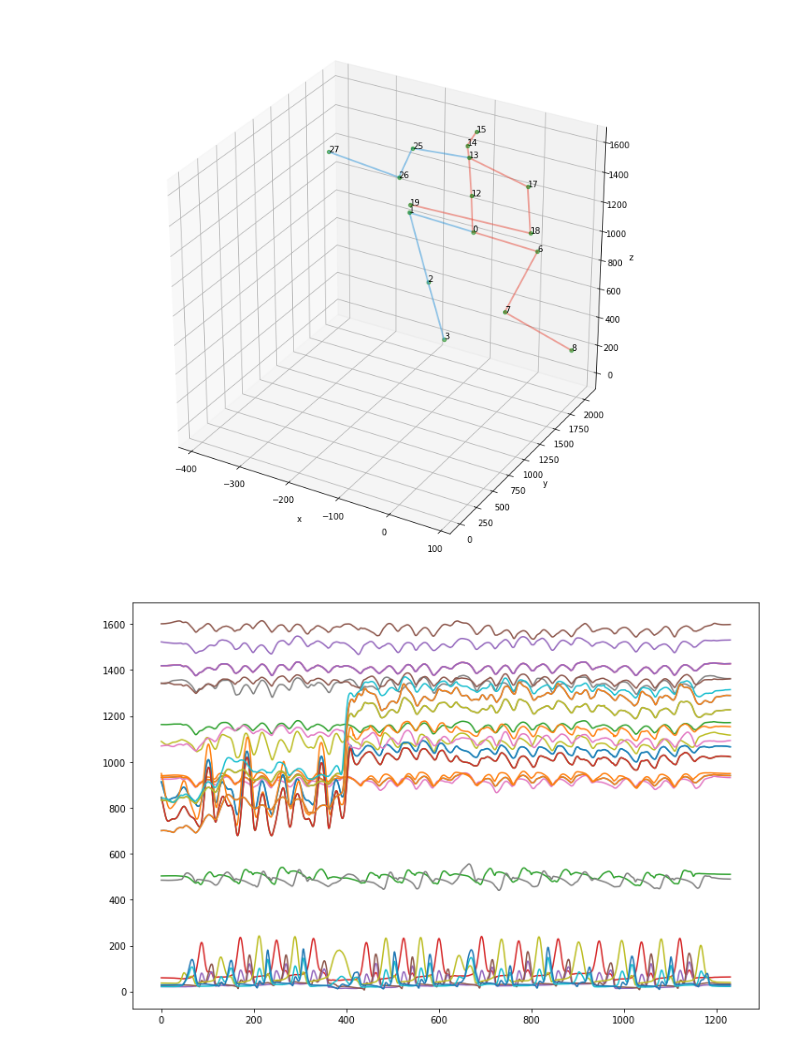
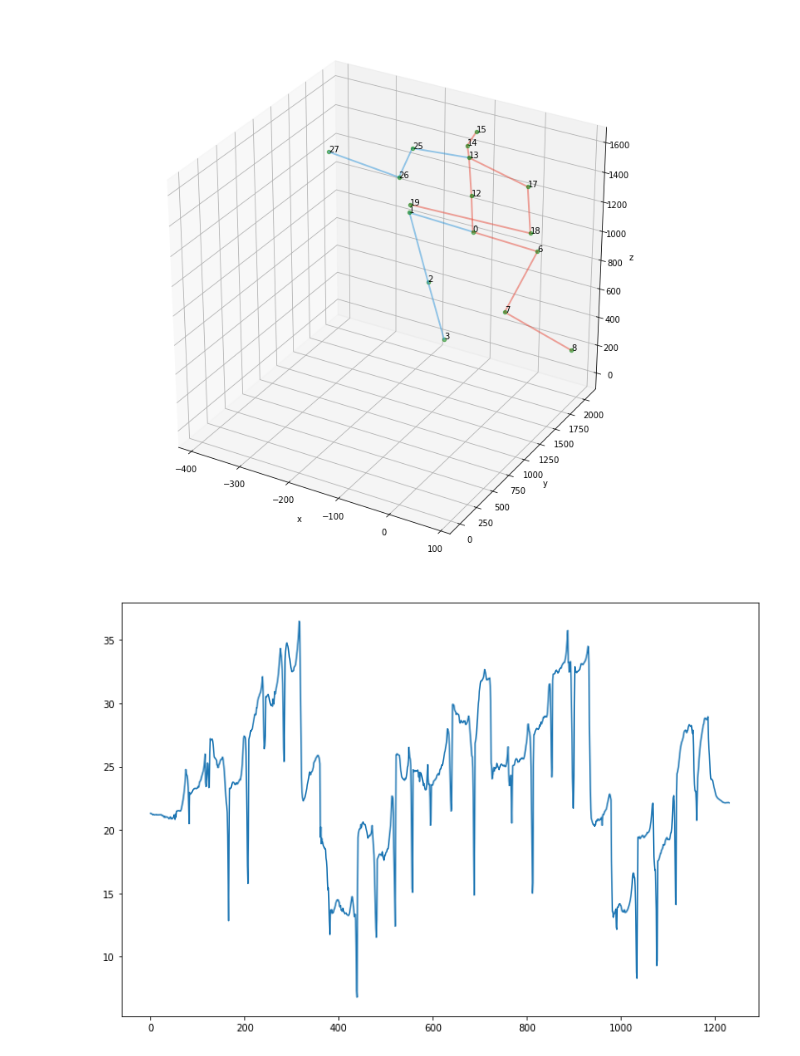
Before and after one commit to jutanke/pak, a Jupyter notebook: samples/Human3.6m.ipynb, the cells around one changed output. Cells and saved outputs as stored; diff of their text form; code cells hidden in the pictures.

```diff
--- a/samples/Human3.6m.ipynb
+++ b/samples/Human3.6m.ipynb
@@ -47,19 +47,19 @@ This unreleased version of SpacePy is not supported by the SpacePy team.
 # %%
 n, _, _ = video.shape
 
 M = []
 for f in range(n):
     pose = video[f]
-    #min_y = min(pose[:, 1])
-    min_y = pose[:, 2]
+    min_y = min(pose[:, 2])
+    #min_y = pose[:, 2]
     M.append(min_y)
 
 fig = plt.figure(figsize=(12, 8))
 ax = fig.add_subplot(111)
 ax.plot(range(n), M)
 plt.show()
 # %% [output]
-[figure, old version]
+[figure, new version]
 # %%
 n, _, _ = video.shape
 
```
Also changed, not shown: parts of 1 cell of this notebook, 1 other file.
